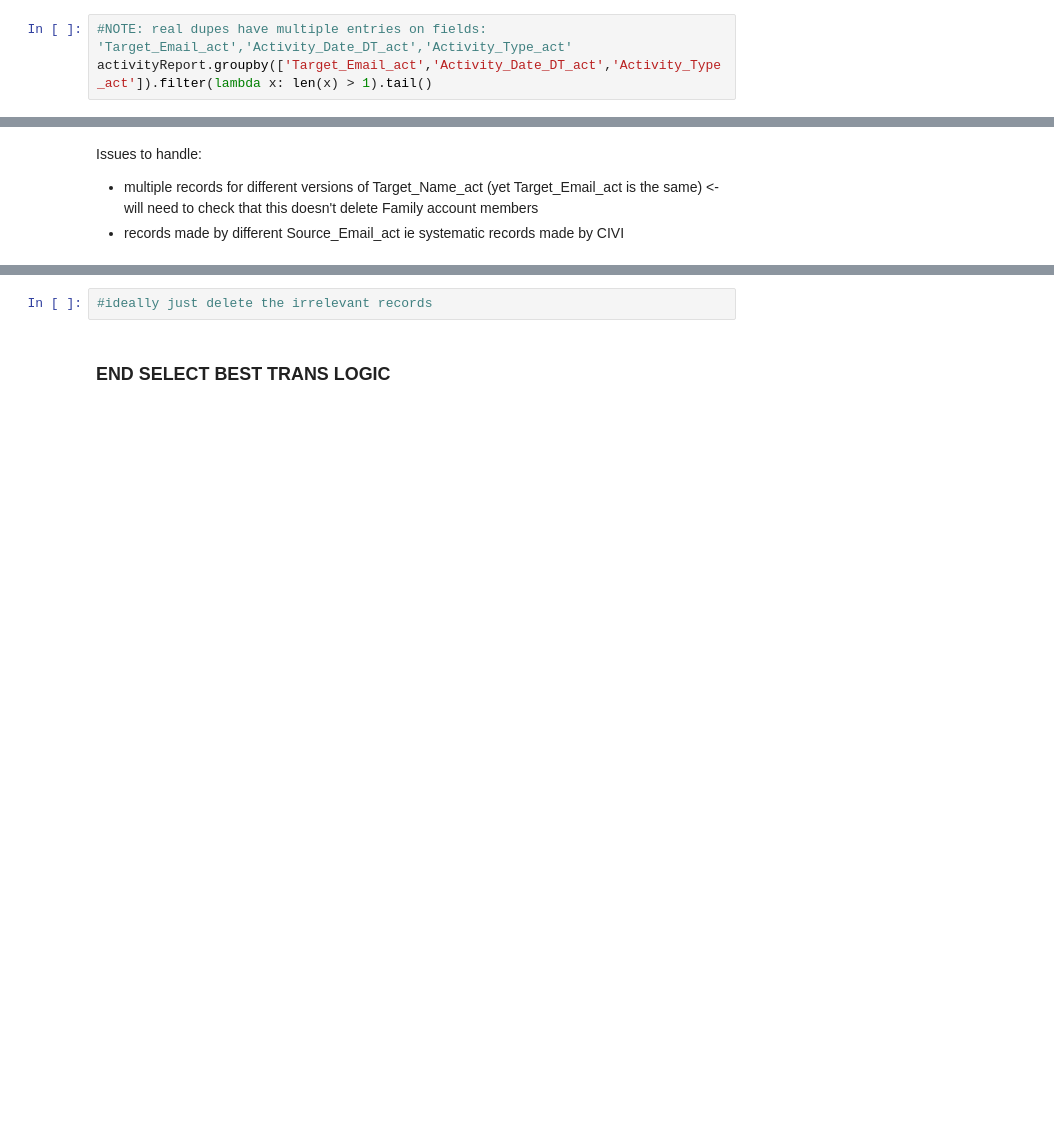
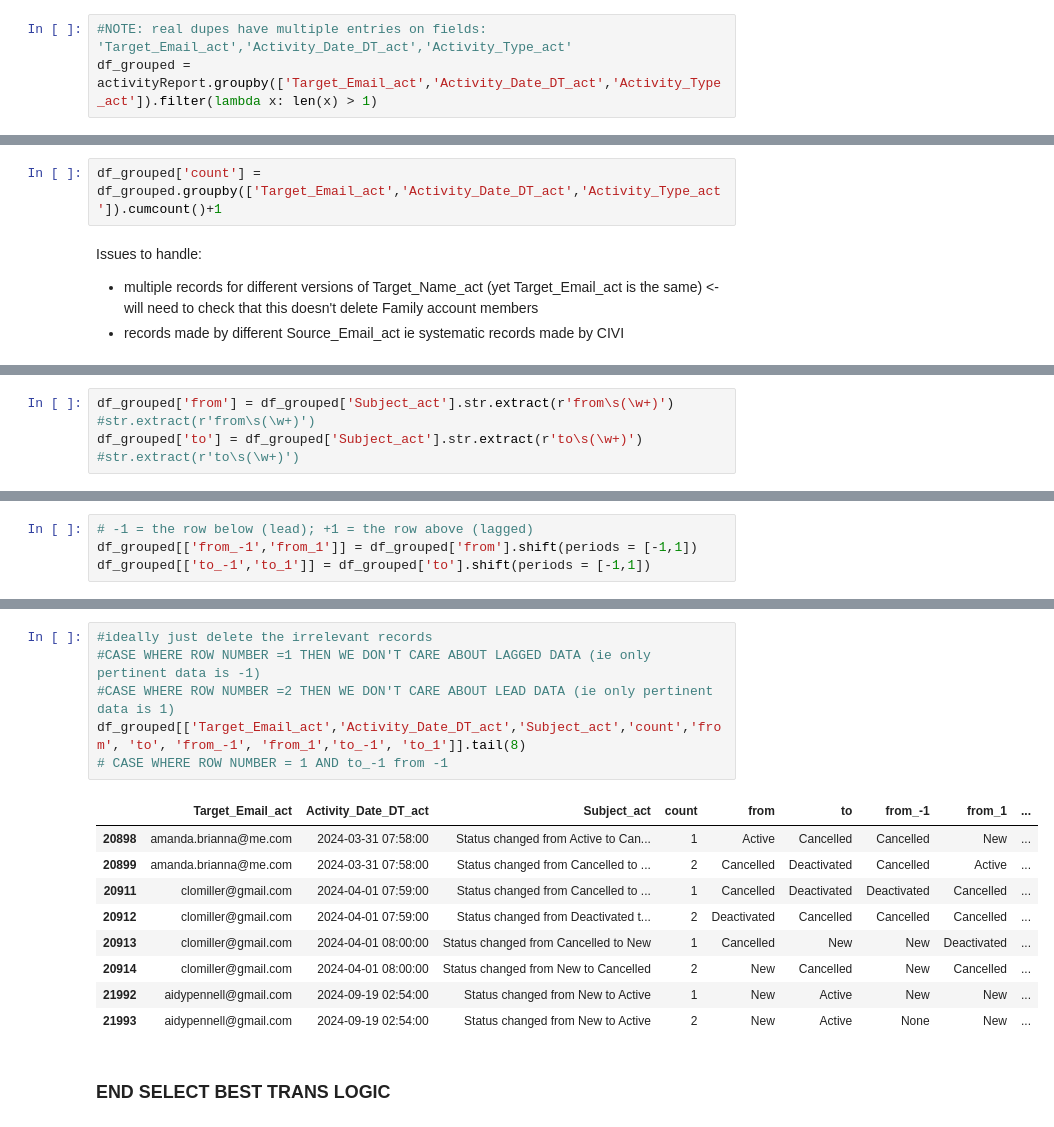
Before and after one commit to calleja/greeneHill, a Jupyter notebook: civiActivityReport_selectBestTrans.ipynb, the cells around one changed output, grey strips where cells are left out. Drawn from its saved outputs; the diff is of its cells as text; blank space fills up the shorter version.

```diff
--- a/civiActivityReport_selectBestTrans.ipynb
+++ b/civiActivityReport_selectBestTrans.ipynb
@@ -64,3 +55,3 @@ activityReport.head()
 # %%
 #NOTE: real dupes have multiple entries on fields: 'Target_Email_act','Activity_Date_DT_act','Activity_Type_act'
-activityReport.groupby(['Target_Email_act','Activity_Date_DT_act','Activity_Type_act']).filter(lambda x: len(x) > 1).tail()
+df_grouped = activityReport.groupby(['Target_Email_act','Activity_Date_DT_act','Activity_Type_act']).filter(lambda x: len(x) > 1)
@@ -74,3 +58,5 @@ activityReport.groupby(['Target_Email_act','Activity_Date_DT_act','Activity_Type
+# %%
+df_grouped['count'] = df_grouped.groupby(['Target_Email_act','Activity_Date_DT_act','Activity_Type_act']).cumcount()+1
 # %% [markdown]
 Issues to handle:
 - multiple records for different versions of Target_Name_act (yet Target_Email_act is the same) <- will need to check that this doesn't delete Family account members
@@ -88,0 +73,3 @@ activityReport.loc[activityReport['Target_Name_act'].str.strip() == 'Miller, Sky
+# %%
+df_grouped['from'] = df_grouped['Subject_act'].str.extract(r'from\s(\w+)') #str.extract(r'from\s(\w+)')
+df_grouped['to'] = df_grouped['Subject_act'].str.extract(r'to\s(\w+)') #str.extract(r'to\s(\w+)')
@@ -88,0 +80,4 @@ activityReport.loc[activityReport['Target_Name_act'].str.strip() == 'Miller, Sky
+# %%
+# -1 = the row below (lead); +1 = the row above (lagged)
+df_grouped[['from_-1','from_1']] = df_grouped['from'].shift(periods = [-1,1])
+df_grouped[['to_-1','to_1']] = df_grouped['to'].shift(periods = [-1,1])
@@ -89,5 +89,19 @@ activityReport.loc[activityReport['Target_Name_act'].str.strip() == 'Miller, Sky
 # %%
 #ideally just delete the irrelevant records
+#CASE WHERE ROW NUMBER =1 THEN WE DON'T CARE ABOUT LAGGED DATA (ie only pertinent data is -1)
+#CASE WHERE ROW NUMBER =2 THEN WE DON'T CARE ABOUT LEAD DATA (ie only pertinent data is 1)
+df_grouped[['Target_Email_act','Activity_Date_DT_act','Subject_act','count','from', 'to', 'from_-1', 'from_1','to_-1', 'to_1']].tail(8)
+# CASE WHERE ROW NUMBER = 1 AND to_-1 from -1
+# %% [output]
+|  | Target_Email_act | Activity_Date_DT_act | Subject_act | count | from | to | from_-1 | from_1 | ... |
+| 20898 | amanda.brianna@me.com | 2024-03-31 07:58:00 | Status changed from Active to Can... | 1 | Active | Cancelled | Cancelled | New | ... |
+| 20899 | amanda.brianna@me.com | 2024-03-31 07:58:00 | Status changed from Cancelled to ... | 2 | Cancelled | Deactivated | Cancelled | Active | ... |
+| 20911 | clomiller@gmail.com | 2024-04-01 07:59:00 | Status changed from Cancelled to ... | 1 | Cancelled | Deactivated | Deactivated | Cancelled | ... |
+| 20912 | clomiller@gmail.com | 2024-04-01 07:59:00 | Status changed from Deactivated t... | 2 | Deactivated | Cancelled | Cancelled | Cancelled | ... |
+| 20913 | clomiller@gmail.com | 2024-04-01 08:00:00 | Status changed from Cancelled to New | 1 | Cancelled | New | New | Deactivated | ... |
+| 20914 | clomiller@gmail.com | 2024-04-01 08:00:00 | Status changed from New to Cancelled | 2 | New | Cancelled | New | Cancelled | ... |
+| 21992 | aidypennell@gmail.com | 2024-09-19 02:54:00 | Status changed from New to Active | 1 | New | Active | New | New | ... |
+| 21993 | aidypennell@gmail.com | 2024-09-19 02:54:00 | Status changed from New to Active | 2 | New | Active | None | New | ... |
 # %% [markdown]
 ### END SELECT BEST TRANS LOGIC
 # %%
```
Also changed, not shown: parts of 7 cells of this notebook.
